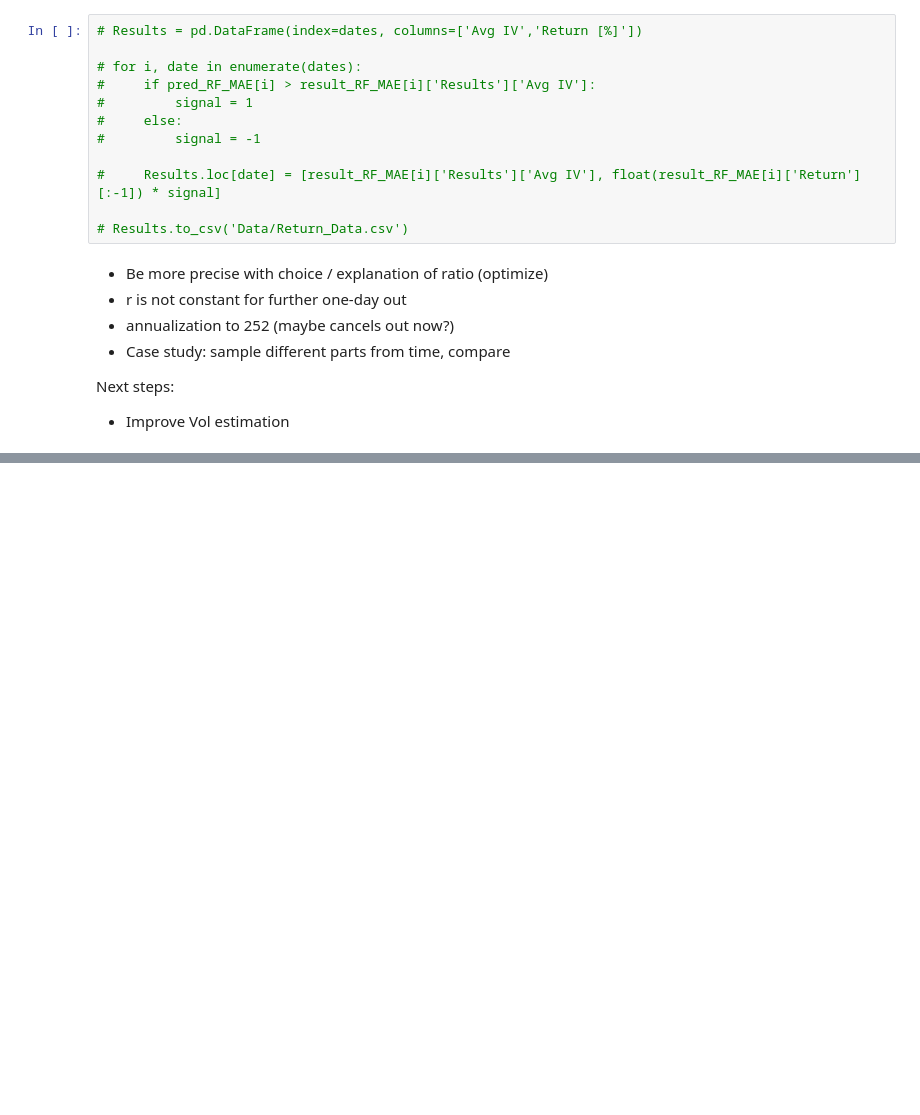
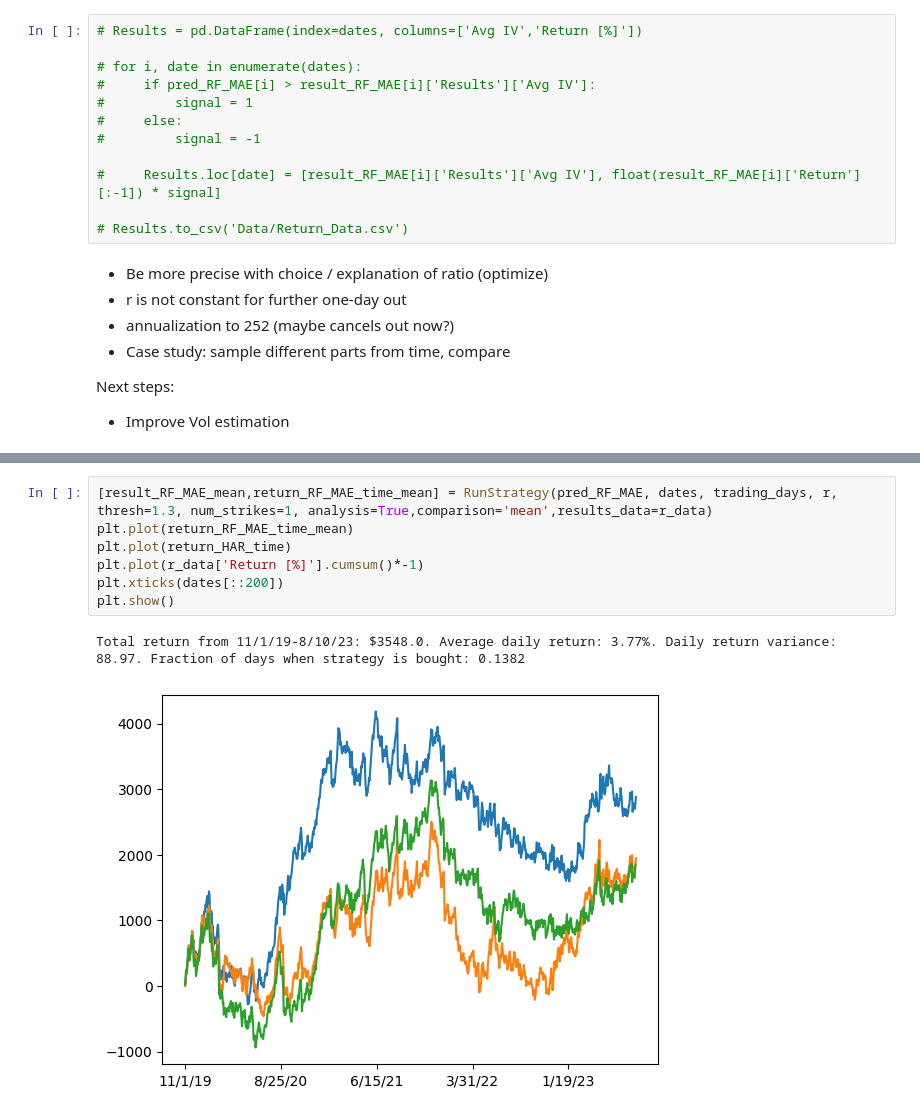
Before and after one commit to bwolfe0/VolForecasting_RandomForests, a Jupyter notebook: Minimal_Feature_Model_Comparison.ipynb, the cells around one changed output, grey strips where cells are left out. Saved outputs shown, nothing was run; the diff lists cells and outputs as text; blank space fills up the shorter version.

```diff
--- a/Minimal_Feature_Model_Comparison.ipynb
+++ b/Minimal_Feature_Model_Comparison.ipynb
@@ -136,0 +193,10 @@ Next steps:
+# %%
+[result_RF_MAE_mean,return_RF_MAE_time_mean] = RunStrategy(pred_RF_MAE, dates, trading_days, r, thresh=1.3, num_strikes=1, analysis=True,comparison='mean',results_data=r_data)
+plt.plot(return_RF_MAE_time_mean)
+plt.plot(return_HAR_time)
+plt.plot(r_data['Return [%]'].cumsum()*-1)
+plt.xticks(dates[::200])
+plt.show()
+# %% [output]
+Total return from 11/1/19-8/10/23: $3548.0. Average daily return: 3.77%. Daily return variance: 88.97. Fraction of days when strategy is bought: 0.1382
+[figure, added]
```
Also changed, not shown: parts of 16 cells of this notebook, 3 other files.
